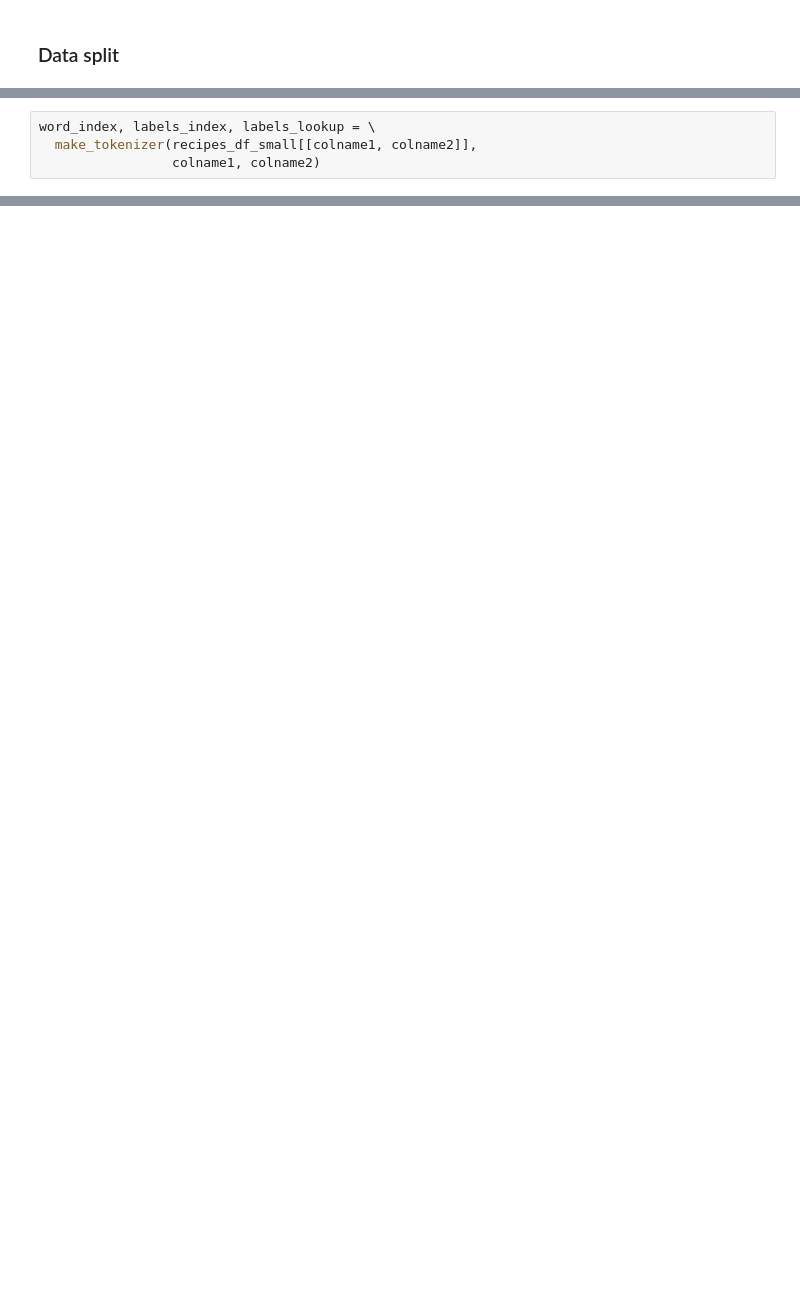
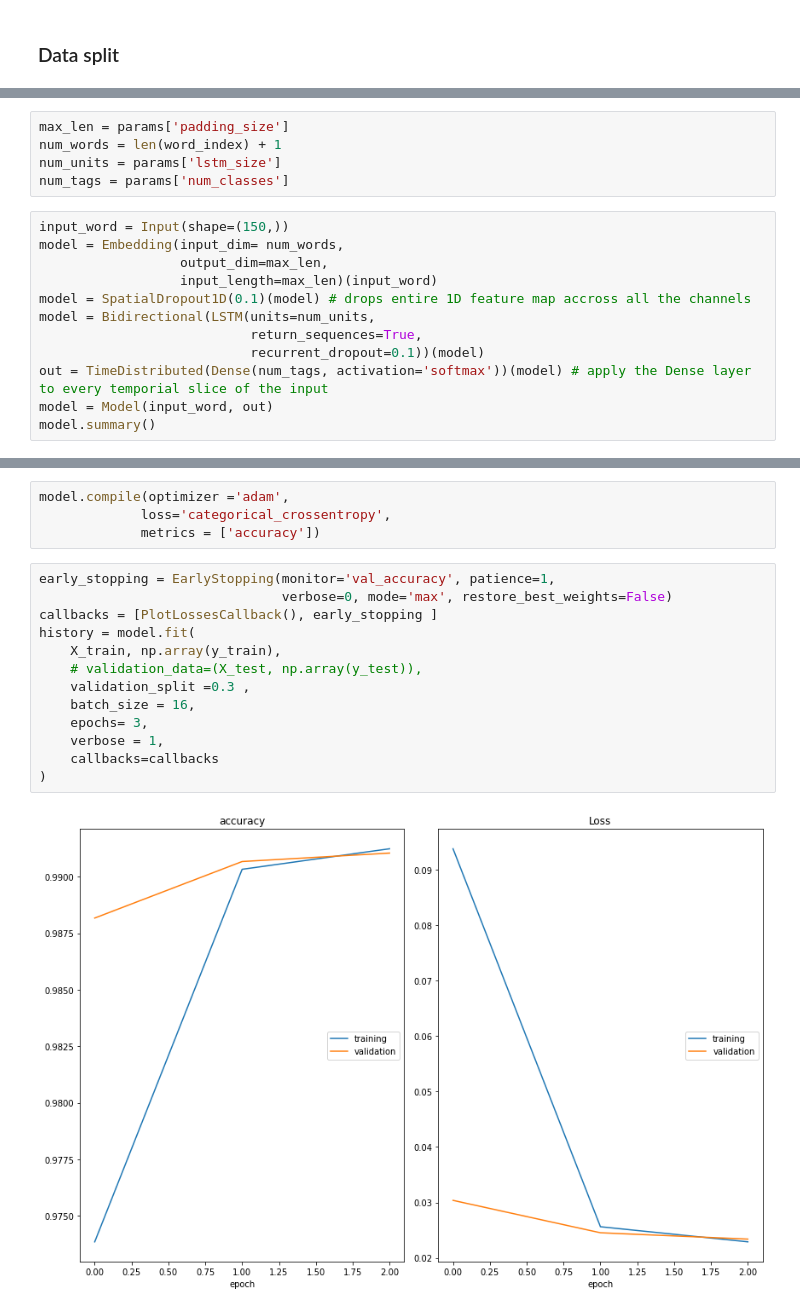
Before and after one commit to sofiaElenaHopartean/NLP_recipes, a Jupyter notebook: recipes_tf.ipynb, the cells around one changed output, grey strips where cells are left out. Drawn from its saved outputs; the diff is of its cells as text; blank space fills up the shorter version.

```diff
--- a/recipes_tf.ipynb
+++ b/recipes_tf.ipynb
@@ -240,4 +307,0 @@ def make_tokenizer(df, colname1, colname2, params = params):
-# %%
-word_index, labels_index, labels_lookup = \
-  make_tokenizer(recipes_df_small[[colname1, colname2]],
-                 colname1, colname2)
@@ -436,0 +327,17 @@ b'drive/MyDrive/recipes/saved_model_tf/1630437237'
+# %%
+max_len = params['padding_size']
+num_words = len(word_index) + 1
+num_units = params['lstm_size']
+num_tags = params['num_classes']
+# %%
+input_word = Input(shape=(150,))
+model = Embedding(input_dim= num_words,
+                  output_dim=max_len,
+                  input_length=max_len)(input_word)
+model = SpatialDropout1D(0.1)(model) # drops entire 1D feature map accross all the channels
+model = Bidirectional(LSTM(units=num_units,
+                           return_sequences=True,
+                           recurrent_dropout=0.1))(model)
+out = TimeDistributed(Dense(num_tags, activation='softmax'))(model) # apply the Dense layer to every temporial slice of the input
+model = Model(input_word, out)
+model.summary()
@@ -436,0 +363,19 @@ b'drive/MyDrive/recipes/saved_model_tf/1630437237'
+# %%
+model.compile(optimizer ='adam',
+             loss='categorical_crossentropy',
+             metrics = ['accuracy'])
+# %%
+early_stopping = EarlyStopping(monitor='val_accuracy', patience=1,
+                               verbose=0, mode='max', restore_best_weights=False)
+callbacks = [PlotLossesCallback(), early_stopping ]
+history = model.fit(
+    X_train, np.array(y_train),
+    # validation_data=(X_test, np.array(y_test)),
+    validation_split =0.3 ,
+    batch_size = 16,
+    epochs= 3,
+    verbose = 1,
+    callbacks=callbacks
+)
+# %% [output]
+[figure, added]
```
Also changed, not shown: parts of 38 cells of this notebook.
